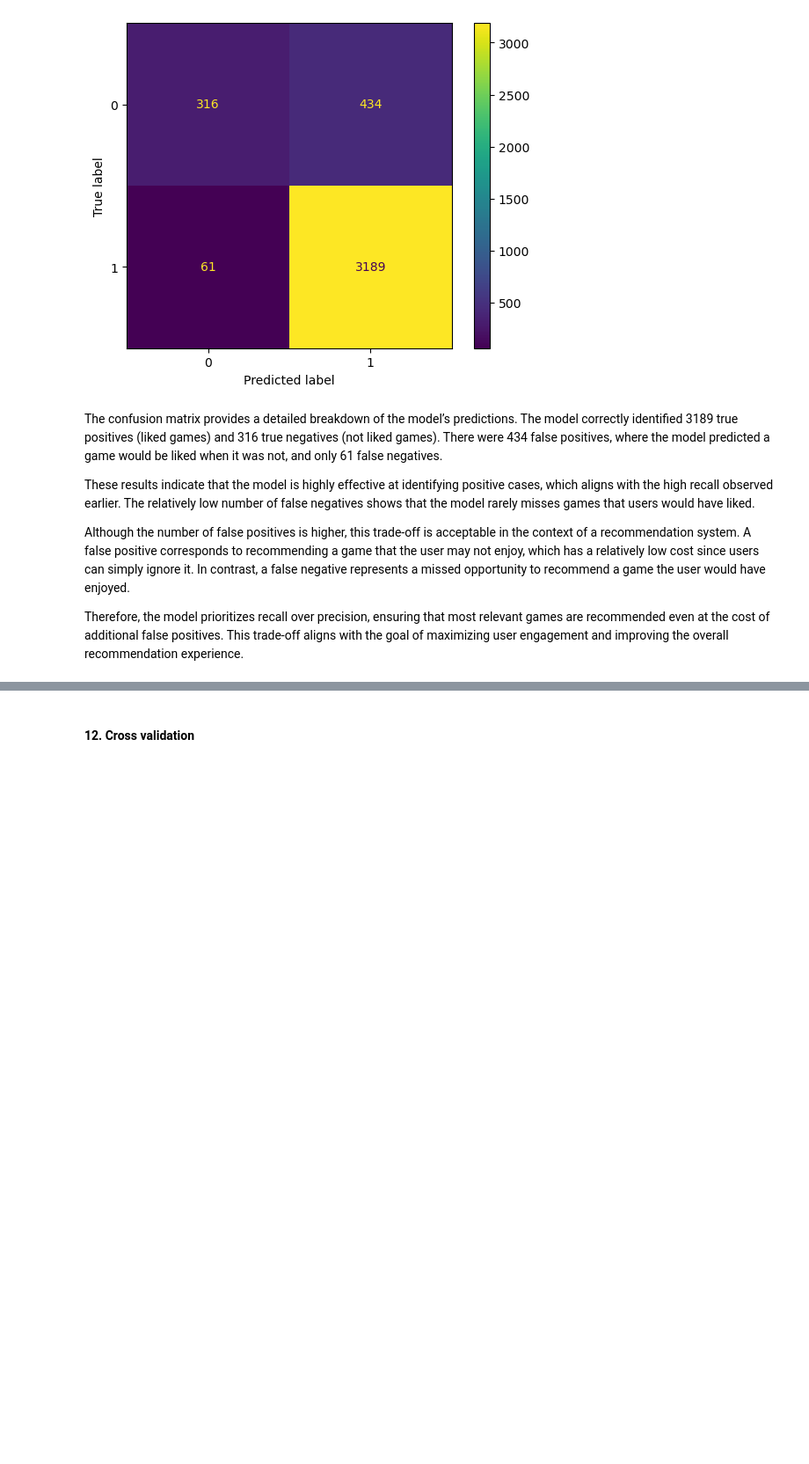
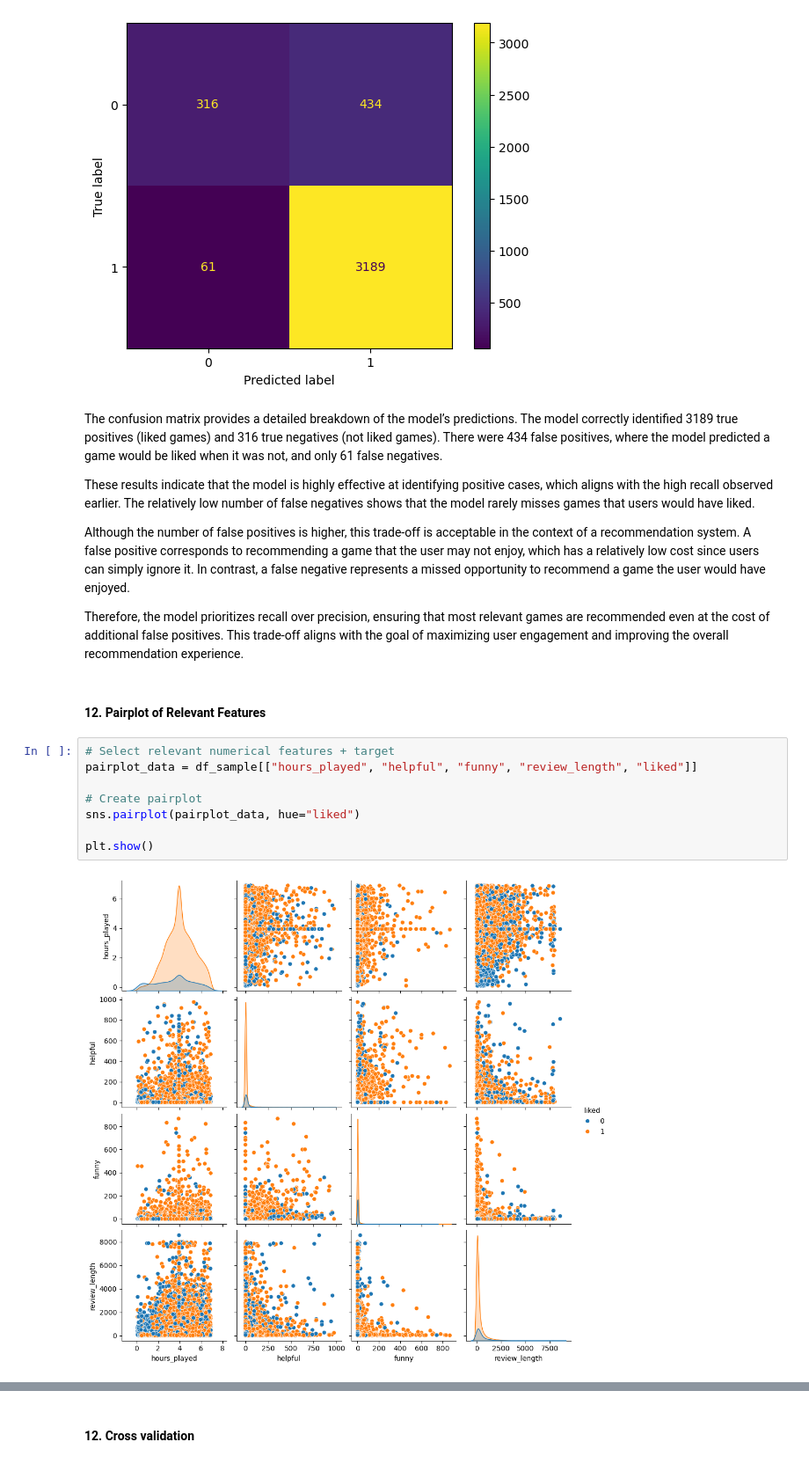
Before and after one commit to rinkime/ENSF444-Steam-Recommendation, a Jupyter notebook: ENSF444_FinalProject.ipynb, the cells around one changed output, grey strips where cells are left out. Shown at 88% size. Drawn from its saved outputs; the diff is of its cells as text; blank space fills up the shorter version.

```diff
--- a/ENSF444_FinalProject.ipynb
+++ b/ENSF444_FinalProject.ipynb
@@ -312,3 +319,15 @@ These results indicate that the model is highly effective at identifying positiv
 Although the number of false positives is higher, this trade-off is acceptable in the context of a recommendation system. A false positive corresponds to recommending a game that the user may not enjoy, which has a relatively low cost since users can simply ignore it. In contrast, a false negative represents a missed opportunity to recommend a game the user would have enjoyed.
 
 Therefore, the model prioritizes recall over precision, ensuring that most relevant games are recommended even at the cost of additional false positives. This trade-off aligns with the goal of maximizing user engagement and improving the overall recommendation experience.
+# %% [markdown]
+#### 12. Pairplot of Relevant Features
+# %%
+# Select relevant numerical features + target
+pairplot_data = df_sample[["hours_played", "helpful", "funny", "review_length", "liked"]]
+
+# Create pairplot
+sns.pairplot(pairplot_data, hue="liked")
+
+plt.show()
+# %% [output]
+[figure, added]
```
Also changed, not shown: parts of 4 cells of this notebook.
